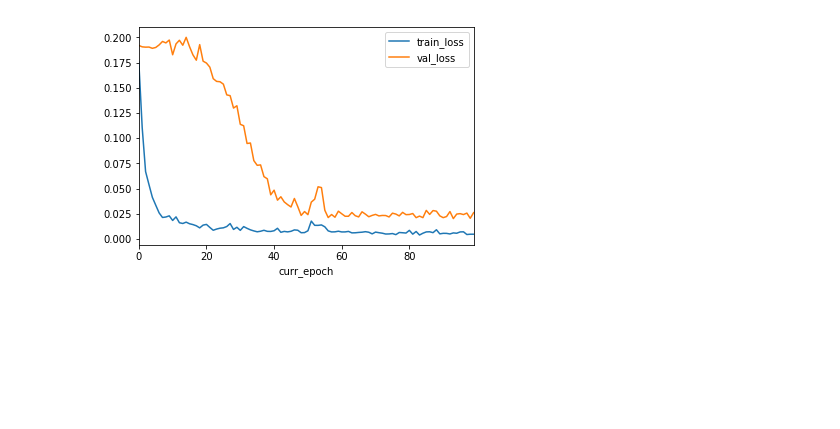
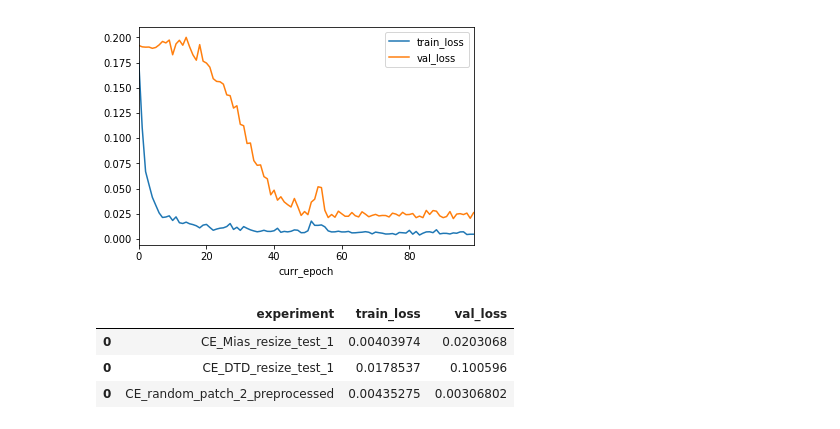
Before and after one commit to JanBrauner/mlp_framework, a Jupyter notebook: analysis/running_analysis.ipynb, the cells around one changed output. Drawn from its saved outputs; the diff is of its cells as text; code cells hidden in the pictures; blank space fills up the shorter version.

Commit message:
implement displaying tables

```diff
--- a/analysis/running_analysis.ipynb
+++ b/analysis/running_analysis.ipynb
@@ -55,3 +55,18 @@ show_traces(experiment_name = experiment_name, variables_to_show = ["train_loss"
 Min train_loss: 0.0040 in epoch: 83
 Min val_loss: 0.0203 in epoch: 93
 [figure]
+# %%
+## test table
+experiment_names=[
+    "CE_Mias_resize_test_1",
+    "CE_DTD_resize_test_1",
+    "CE_random_patch_2_preprocessed",
+]
+
+ns = [1,1,1]
+print_table_peak_values(experiment_names, ns)
+# %% [output]
+|  | experiment | train_loss | val_loss |
+| 0 | CE_Mias_resize_test_1 | 0.00403974 | 0.0203068 |
+| 0 | CE_DTD_resize_test_1 | 0.0178537 | 0.100596 |
+| 0 | CE_random_patch_2_preprocessed | 0.00435275 | 0.00306802 |
```
Also changed, not shown: 1 other file.
